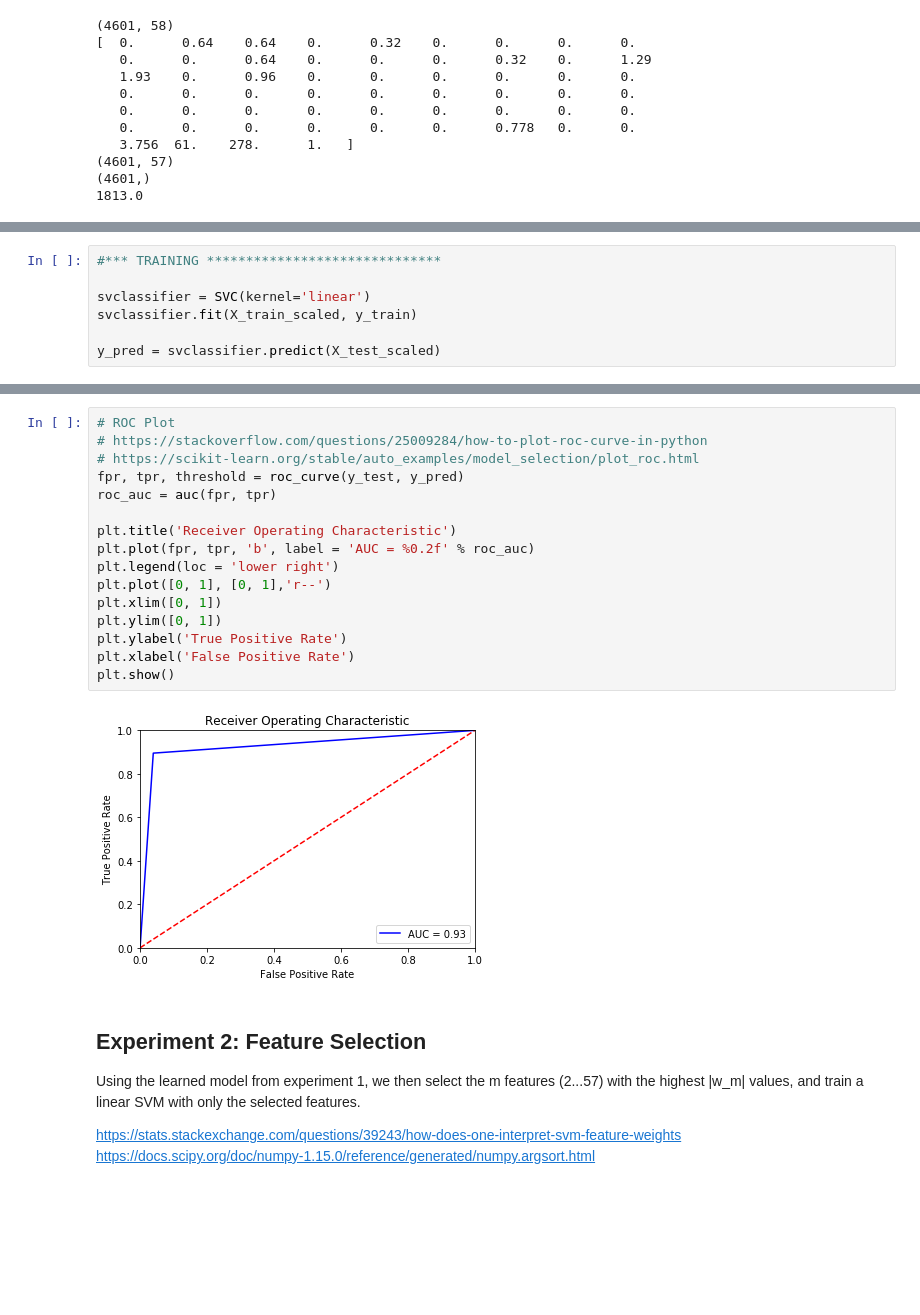
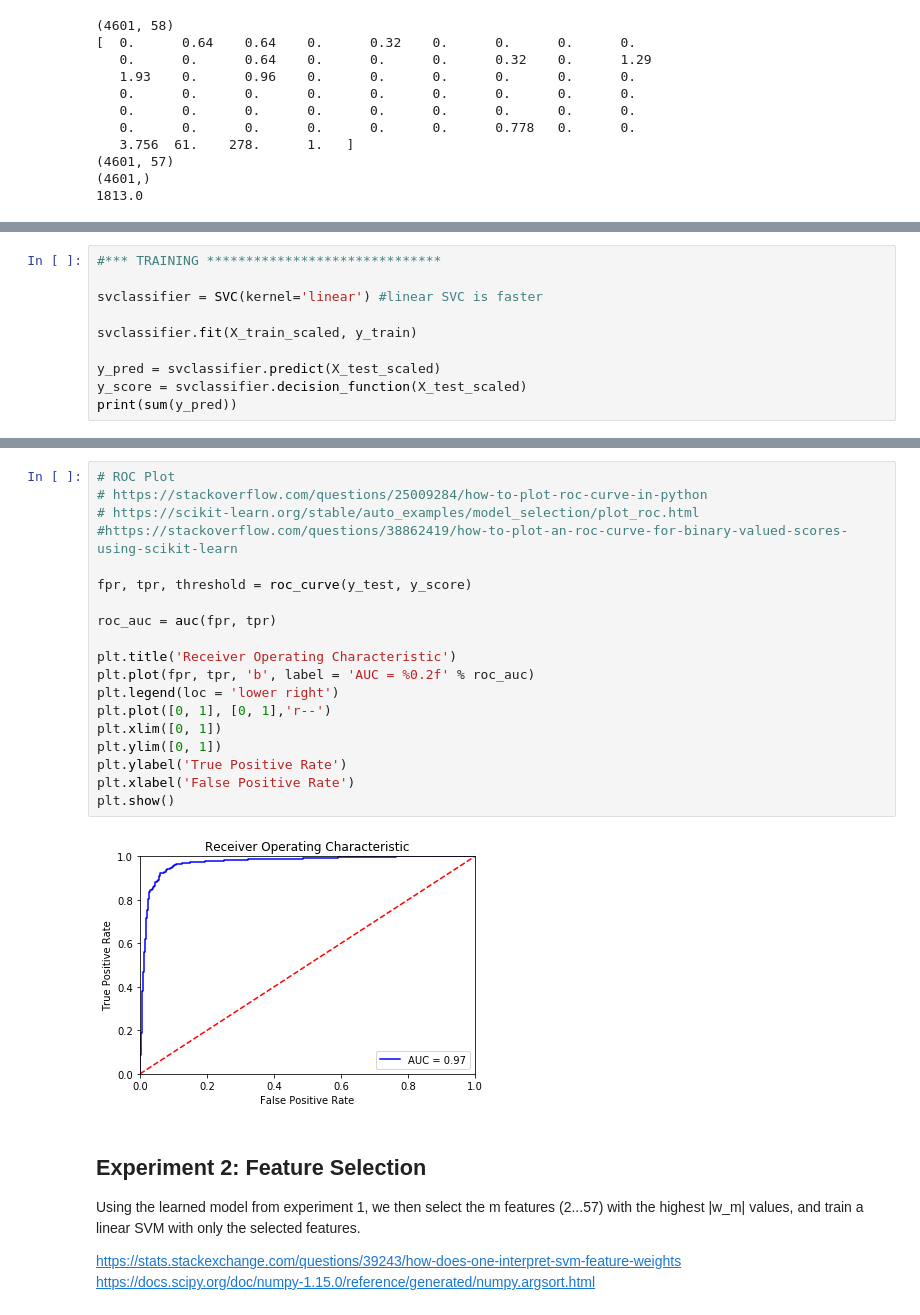
Before and after one commit to jzcs/ML_Winter2019, a Jupyter notebook: ML_HW_3.ipynb, the cells around one changed output, grey strips where cells are left out. Drawn from its saved outputs; the diff is of its cells as text; blank space fills up the shorter version.

```diff
--- a/ML_HW_3.ipynb
+++ b/ML_HW_3.ipynb
@@ -83,7 +84,10 @@ print(X_test_scaled[0,:])
 # %%
 #*** TRAINING ******************************
 
-svclassifier = SVC(kernel='linear')
+svclassifier = SVC(kernel='linear') #linear SVC is faster
+
 svclassifier.fit(X_train_scaled, y_train)
 
 y_pred = svclassifier.predict(X_test_scaled)
+y_score = svclassifier.decision_function(X_test_scaled)
+print(sum(y_pred))
@@ -104,21 +120,24 @@ weighted avg       0.93      0.93      0.93      2301
 # %%
 # ROC Plot
 # https://stackoverflow.com/questions/25009284/how-to-plot-roc-curve-in-python
 # https://scikit-learn.org/stable/auto_examples/model_selection/plot_roc.html
-fpr, tpr, threshold = roc_curve(y_test, y_pred)
+#https://stackoverflow.com/questions/38862419/how-to-plot-an-roc-curve-for-binary-valued-scores-using-scikit-learn
+
+fpr, tpr, threshold = roc_curve(y_test, y_score)
+
 roc_auc = auc(fpr, tpr)
 
 plt.title('Receiver Operating Characteristic')
 plt.plot(fpr, tpr, 'b', label = 'AUC = %0.2f' % roc_auc)
 plt.legend(loc = 'lower right')
 plt.plot([0, 1], [0, 1],'r--')
 plt.xlim([0, 1])
 plt.ylim([0, 1])
 plt.ylabel('True Positive Rate')
 plt.xlabel('False Positive Rate')
 plt.show()
 # %% [output]
-[figure, old version]
+[figure, new version]
 # %% [markdown]
 ## Experiment 2: Feature Selection
 
```
Also changed, not shown: parts of 8 cells of this notebook.
